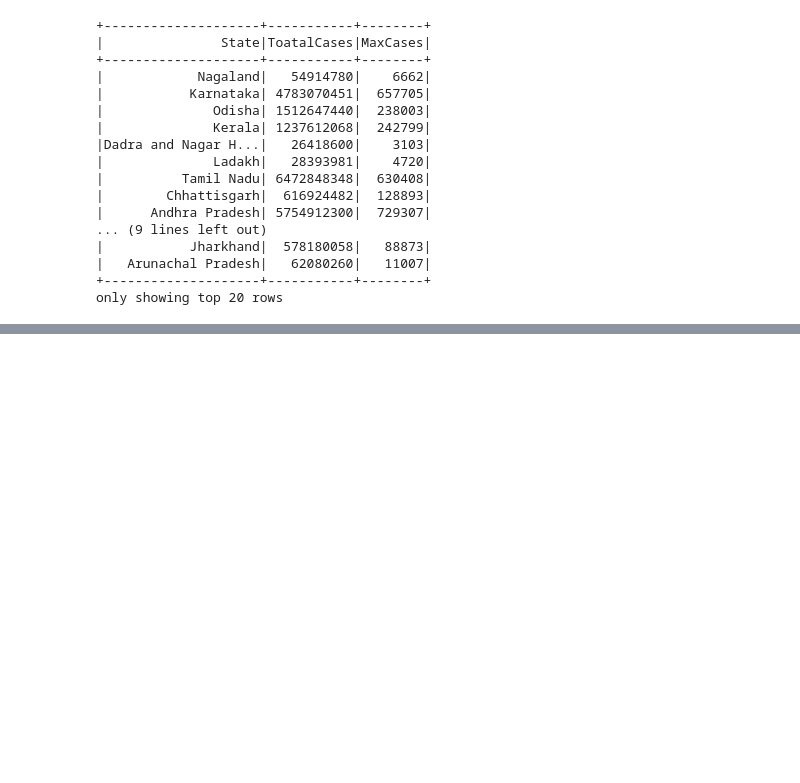
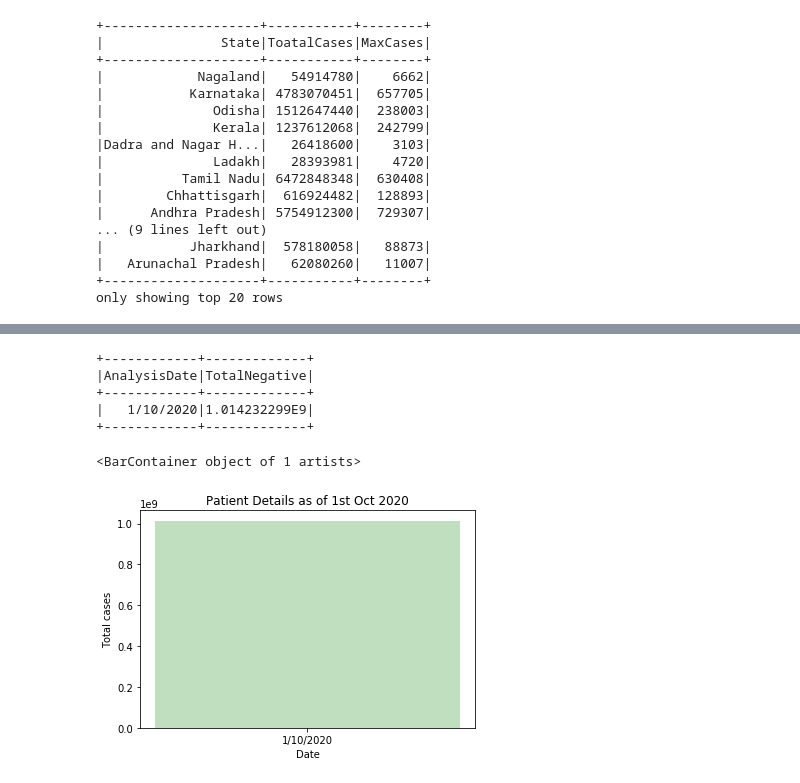
Before and after one commit to NageswaraRaoOrsu/Nageswara.Orsu, a Jupyter notebook: COVID 19 Data Analysis India.ipynb, the cells around one changed output, grey strips where cells are left out. Cells and saved outputs as stored; diff of their text form; code cells hidden in the pictures; blank space fills up the shorter version.

```diff
--- a/COVID 19 Data Analysis India.ipynb
+++ b/COVID 19 Data Analysis India.ipynb
@@ -251,0 +258,25 @@ plot.bar("1/10/2020", cases,color=['green','black','yellow'],alpha= 0.25,linewid
+# %%
+#Covid-19 statistics as of 1st Oct 2020
+
+stateDataCalculation.registerTempTable("StageDataTmpTbl")
+TotalcasesbyDate = spark.sql('select max(Date)as AnalysisDate,sum(Negative) as TotalNegative from StageDataTmpTbl where Date = "1/10/2020"')
+TotalcasesbyDate.show()
+
+# convert Spark DF to Panda DF to print Graph
+TotalcasesbyDatesample = TotalcasesbyDate.toPandas()
+
+# As i am trying to plot graph for 3 fields on Y axis so saving it as a list
+# then pass as Y axis parameter to plot values of cured , Deaths and Confirmed patients
+cases = [TotalcasesbyDatesample.TotalNegative]
+plot.title('Patient Details as of 1st Oct 2020')
+plot.ylabel('Total cases',fontsize=10)
+plot.xlabel('Date',fontsize=10)
+plot.bar("1/10/2020", cases,color=['green','black','yellow'],alpha= 0.25,linewidth=1)
+# %% [output]
++------------+-------------+
+|AnalysisDate|TotalNegative|
++------------+-------------+
+|   1/10/2020|1.014232299E9|
++------------+-------------+
+<BarContainer object of 1 artists>
+[figure, added]
```
Also changed, not shown: parts of 3 cells of this notebook.
